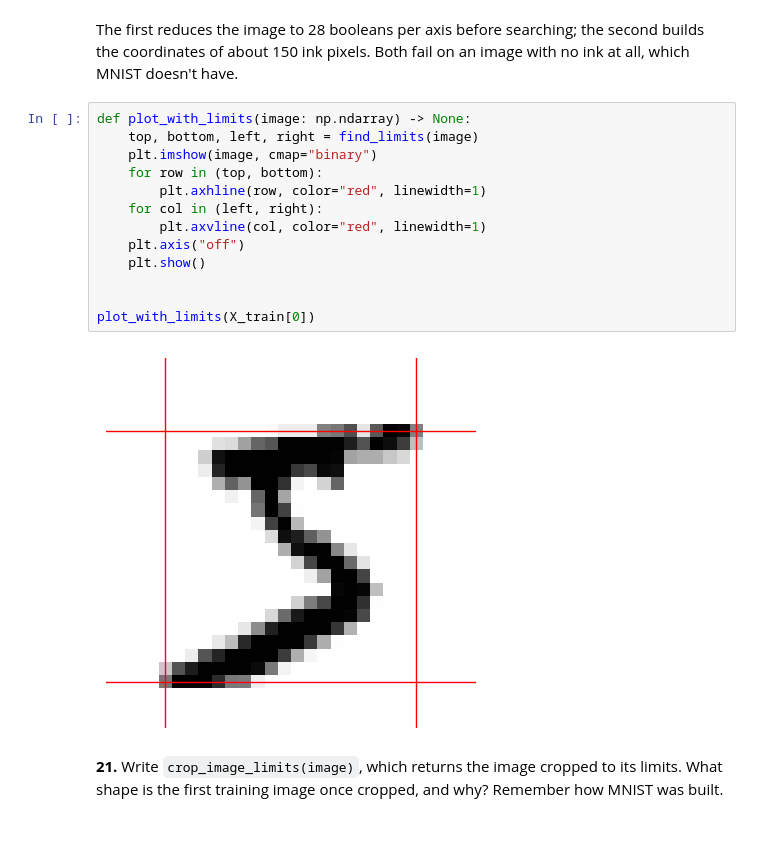
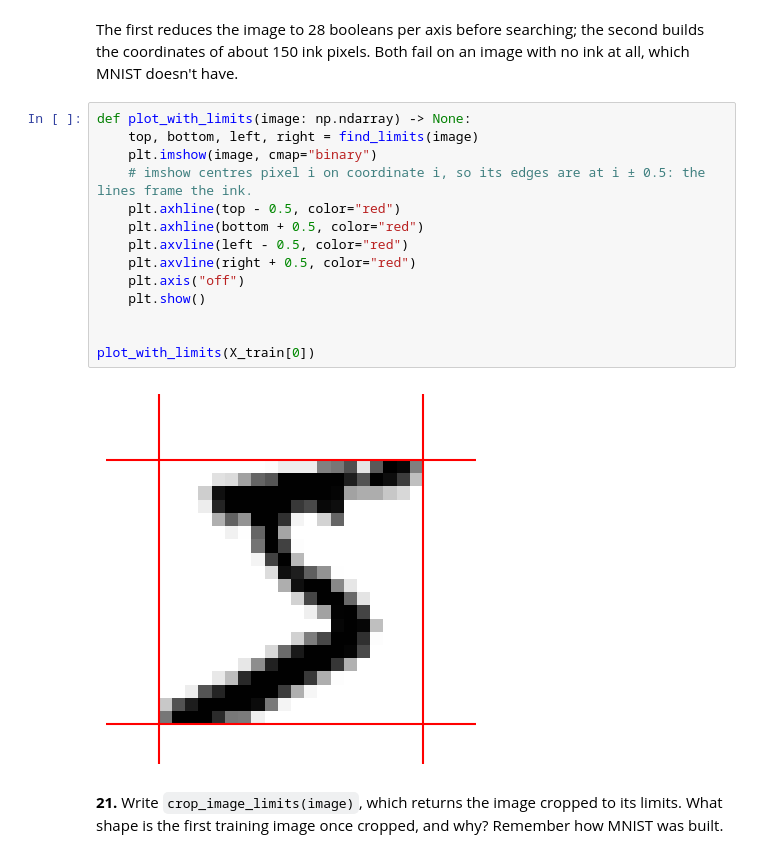
Before and after one commit to JacoboBemposta/numpy-mnist, a Jupyter notebook: mnist_numpy_solution.ipynb, the cells around one changed output. Cells and saved outputs as stored; diff of their text form.

Commit message:
Exercise 20's plot draws the limits on the pixels' edges, framing the ink
imshow centres pixel i on coordinate i, so lines at the first and last rows and columns with ink
cut those pixels in half. Half a pixel out, as a student's exercise draws them, they frame the ink
as crop_image_limits cuts it. Their four explicit calls replace two loops over two-element tuples.

From #17.

Co-authored-by: Varo-27 <182095400+Varo-27@users.noreply.github.com>
Co-Authored-By: Claude Opus 5.5 <noreply@anthropic.com>

```diff
--- a/mnist_numpy_solution.ipynb
+++ b/mnist_numpy_solution.ipynb
@@ -490,18 +490,19 @@ The first reduces the image to 28 booleans per axis before searching; the second
 # %%
 def plot_with_limits(image: np.ndarray) -> None:
     top, bottom, left, right = find_limits(image)
     plt.imshow(image, cmap="binary")
-    for row in (top, bottom):
-        plt.axhline(row, color="red", linewidth=1)
-    for col in (left, right):
-        plt.axvline(col, color="red", linewidth=1)
+    # imshow centres pixel i on coordinate i, so its edges are at i ± 0.5: the lines frame the ink.
+    plt.axhline(top - 0.5, color="red")
+    plt.axhline(bottom + 0.5, color="red")
+    plt.axvline(left - 0.5, color="red")
+    plt.axvline(right + 0.5, color="red")
     plt.axis("off")
     plt.show()
 
 
 plot_with_limits(X_train[0])
 # %% [output]
-[figure, old version]
+[figure, new version]
 # %% [markdown]
 **21.** Write `crop_image_limits(image)`, which returns the image cropped to its limits. What shape is the first training image once cropped, and why? Remember how MNIST was built.
 # %%
```
